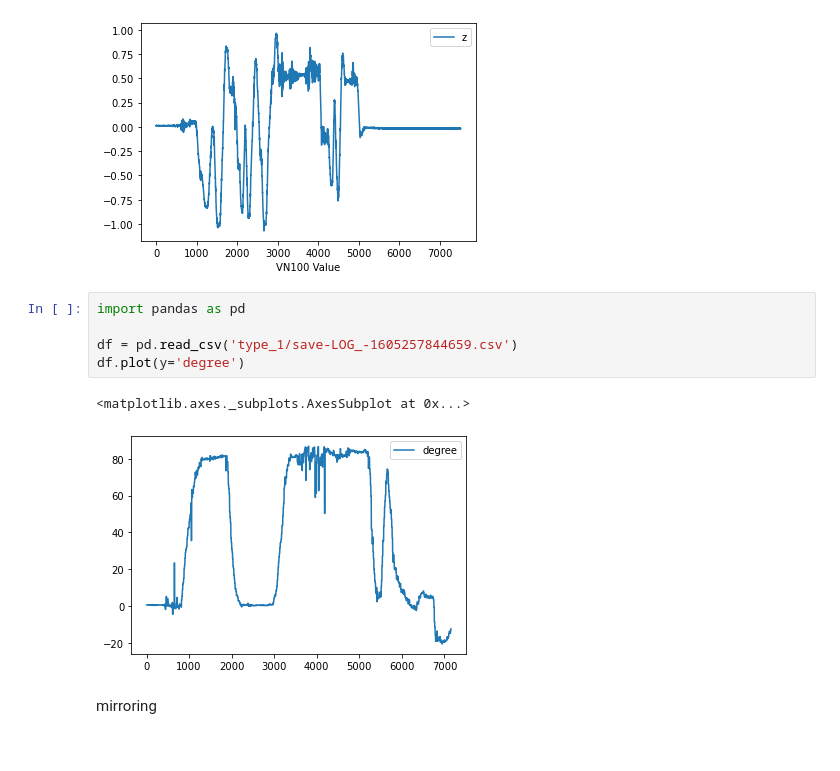
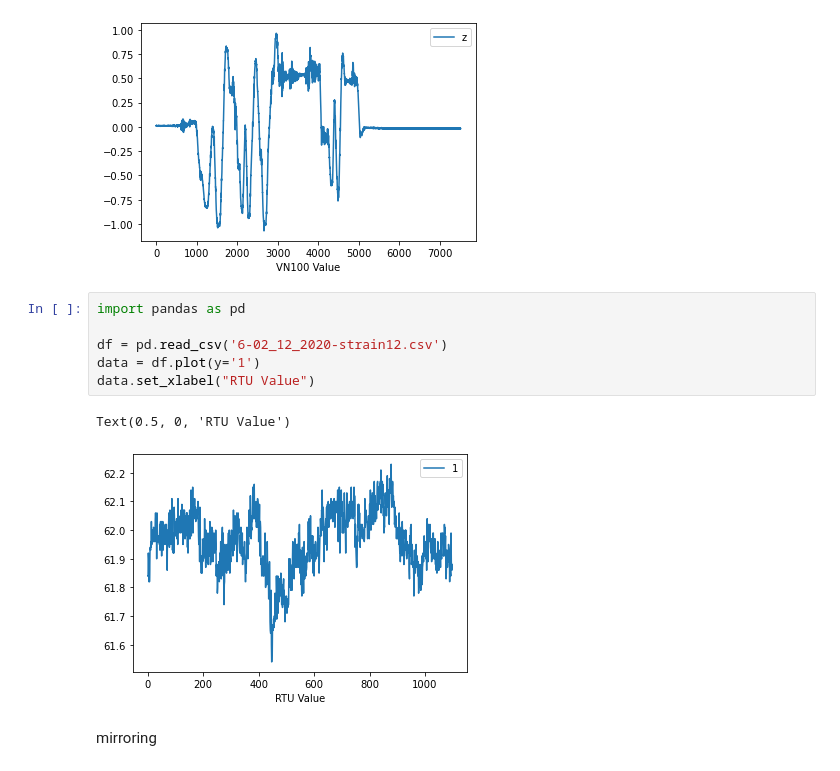
Before and after one commit to wianoski/lcs-bridge, a Jupyter notebook: RTU/fix_RTU01/rec acc/rec acc.ipynb, the cells around one changed output. Cells and saved outputs as stored; diff of their text form.

```diff
--- a/RTU/fix_RTU01/rec acc/rec acc.ipynb
+++ b/RTU/fix_RTU01/rec acc/rec acc.ipynb
@@ -85,10 +85,11 @@ Text(0.5, 0, 'VN100 Value')
 # %%
 import pandas as pd
 
-df = pd.read_csv('type_1/save-LOG_-1605257844659.csv')
-df.plot(y='degree')
+df = pd.read_csv('6-02_12_2020-strain12.csv')
+data = df.plot(y='1')
+data.set_xlabel("RTU Value")
 # %% [output]
-<matplotlib.axes._subplots.AxesSubplot at 0x...>
+Text(0.5, 0, 'RTU Value')
-[figure, old version]
+[figure, new version]
 # %% [markdown]
 mirroring
```
Also changed, not shown: parts of 1 cell of this notebook, 2 other files.
